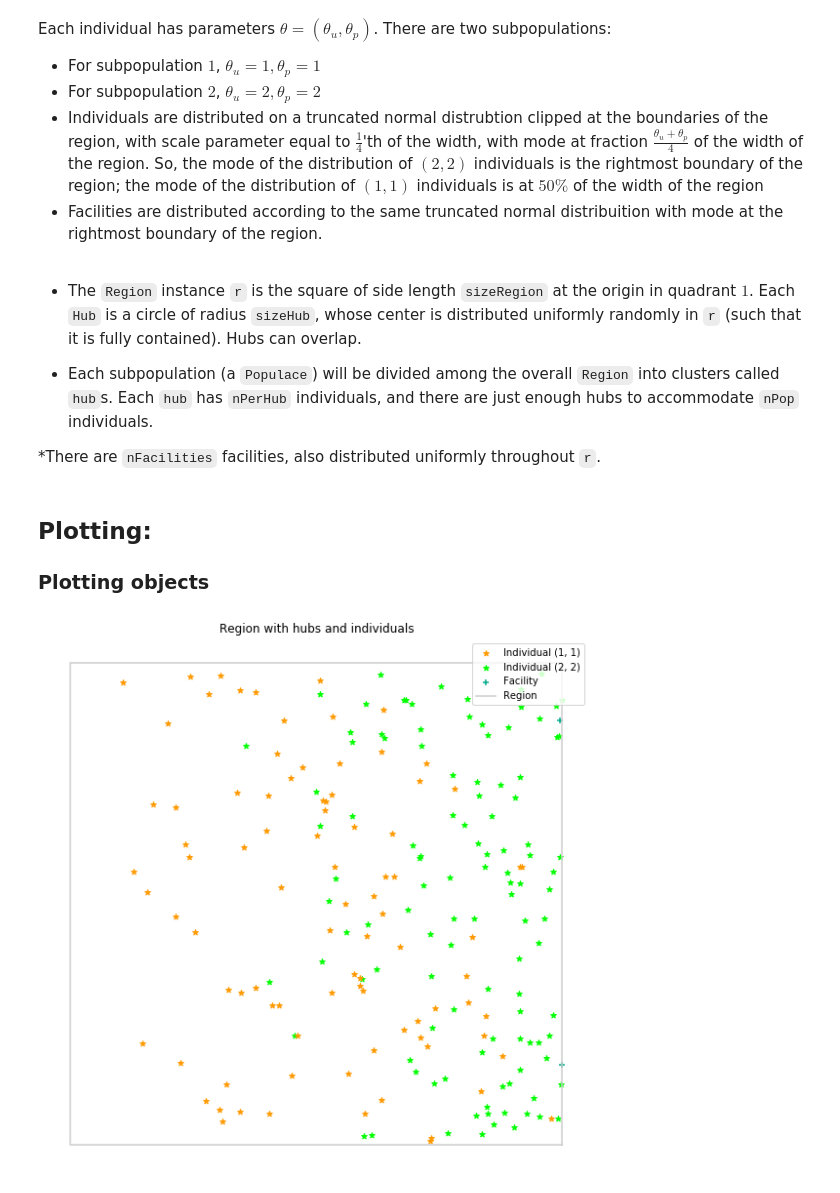
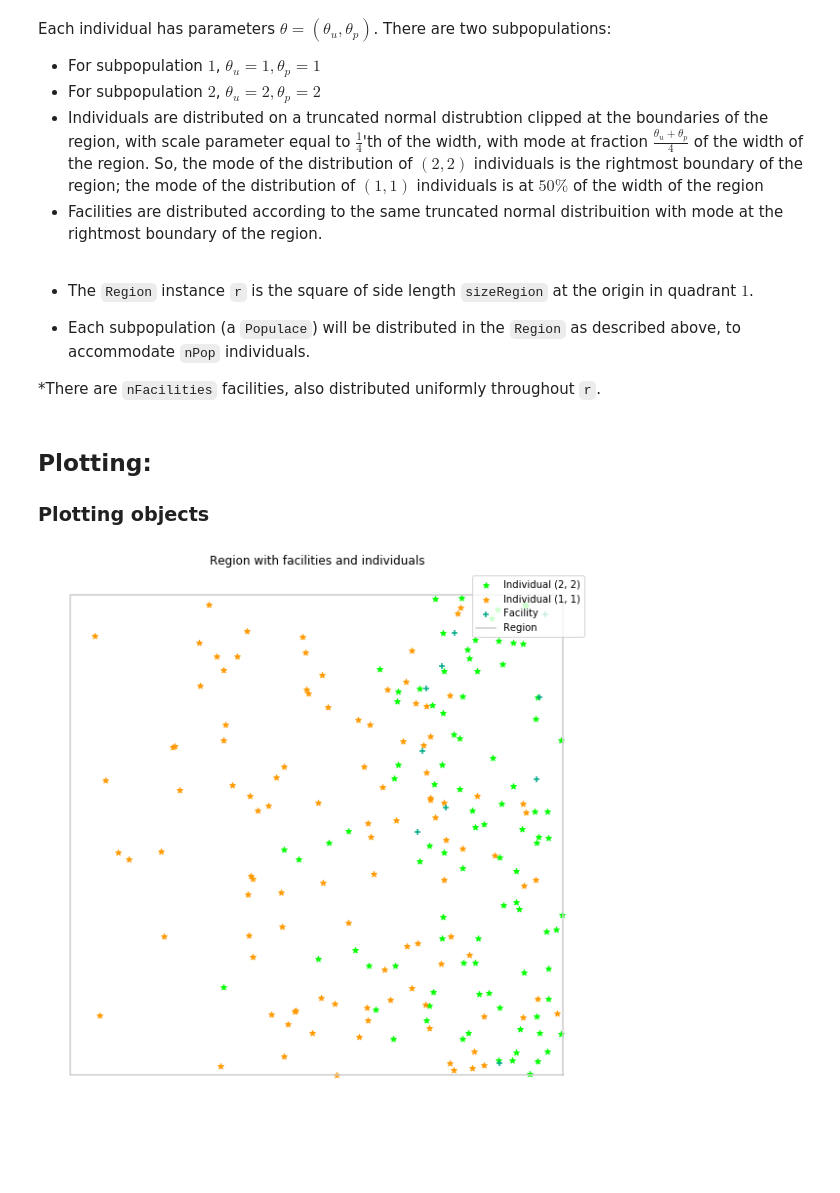
Before and after one commit to zsiegel92/populationModel, a Jupyter notebook: fairAssignment_side_of_town.ipynb, the cells around one changed output. Cells and saved outputs as stored; diff of their text form; code cells hidden in the pictures; blank space fills up the shorter version.

```diff
--- a/fairAssignment_side_of_town.ipynb
+++ b/fairAssignment_side_of_town.ipynb
@@ -34,7 +33,7 @@ nFacilities = int(nPop/100)
 # %% [markdown]
-* The `Region` instance `r` is the square of side length `sizeRegion` at the origin in quadrant $1$. Each `Hub` is a circle of radius `sizeHub`, whose center is distributed uniformly randomly in `r` (such that it is fully contained). Hubs can overlap.
+* The `Region` instance `r` is the square of side length `sizeRegion` at the origin in quadrant $1$.
 
-* Each subpopulation (a `Populace`) will be divided among the overall `Region` into clusters called `hub`s. Each `hub` has `nPerHub` individuals, and there are just enough hubs to accommodate `nPop` individuals.
+* Each subpopulation (a `Populace`) will be distributed in the `Region` as described above, to accommodate `nPop` individuals.
 
 *There are `nFacilities` facilities, also distributed uniformly throughout `r`.
 # %%
@@ -43,7 +42,7 @@ featureDistribution1 = CategoricalFeatureDistribution(theta_u_type1_value,theta_
 featureDistribution2 = CategoricalFeatureDistribution(theta_u_type2_value,theta_p_type2_value)
 mixtureDistribution = MixtureDistribution([featureDistribution1,featureDistribution2],[0.5,0.5])
 pop = Populace(mixtureDistribution,nPop)
-r = Region(sizeRegion,sizeHub,nPerHub)
+r = Region(sizeRegion)
 r.populate_based_on_sum_exp(pop)
 r.generateFacilitiesBasedOnTruncNorm(nFacilities)
 # %% [markdown]
@@ -54,38 +53,38 @@ r.generateFacilitiesBasedOnTruncNorm(nFacilities)
 def plotAllObjects():
 	fig, ax = plt.subplots(figsize=(10,10))
 	plt.axis('off')
-	plt.title(f"Region with hubs and individuals")
+	plt.title(f"Region with facilities and individuals")
 
 	## Plot Region
 	labelRegion="Region"
 	plt.plot(*r.getExteriorCoords(),color=colors.pop(),label=labelRegion)
     ## Plot Individuals
 	labelIndividuals = "Individual"
 	def plotIndividuals():
 		# plt.scatter(*pop.getIndividualCoordinates(),marker="*",c="blue",label="Individual")
 		weights = pop.getIndividualParameterSums()
 		color_weight_map = {weight : colors.pop() for weight in set(weights)}
 		individual_colors = [color_weight_map[weight] for weight in weights]
 		individual_labels = [f"{labelIndividuals} {individual.parameters}" for individual in r.individuals]
 		for i,individual in enumerate(r.individuals):
 			plt.scatter(*individual.location.xy,marker = "*",c=[individual_colors[i]],label=individual_labels[i])
 	plotIndividuals()
 	## Plot Facilities
 	labelFacility = "Facility"
 	plt.scatter(*r.getFacilityLocations(),marker="+",c=[colors.pop()],label=labelFacility)
 	## Create Legend
 	legend_dict = {artist.properties().get('label') : artist for artist in ax.collections.copy() + ax.lines.copy()}
 	plt.legend(legend_dict.values(),legend_dict.keys(),loc="upper right")
 	plt.show(block=False)
 	# plt.close(fig)
 	return fig,ax
 
 
 ## Uncomment to view population.
 ## Comment if taking too long.
 fig,ax = plotAllObjects()
 # %% [output]
-[figure, old version]
+[figure, new version]
 # %%
 ### Get distances
 def get_distances_to_facilities(individuals):
```
Also changed, not shown: parts of 5 cells of this notebook, 7 other files.
